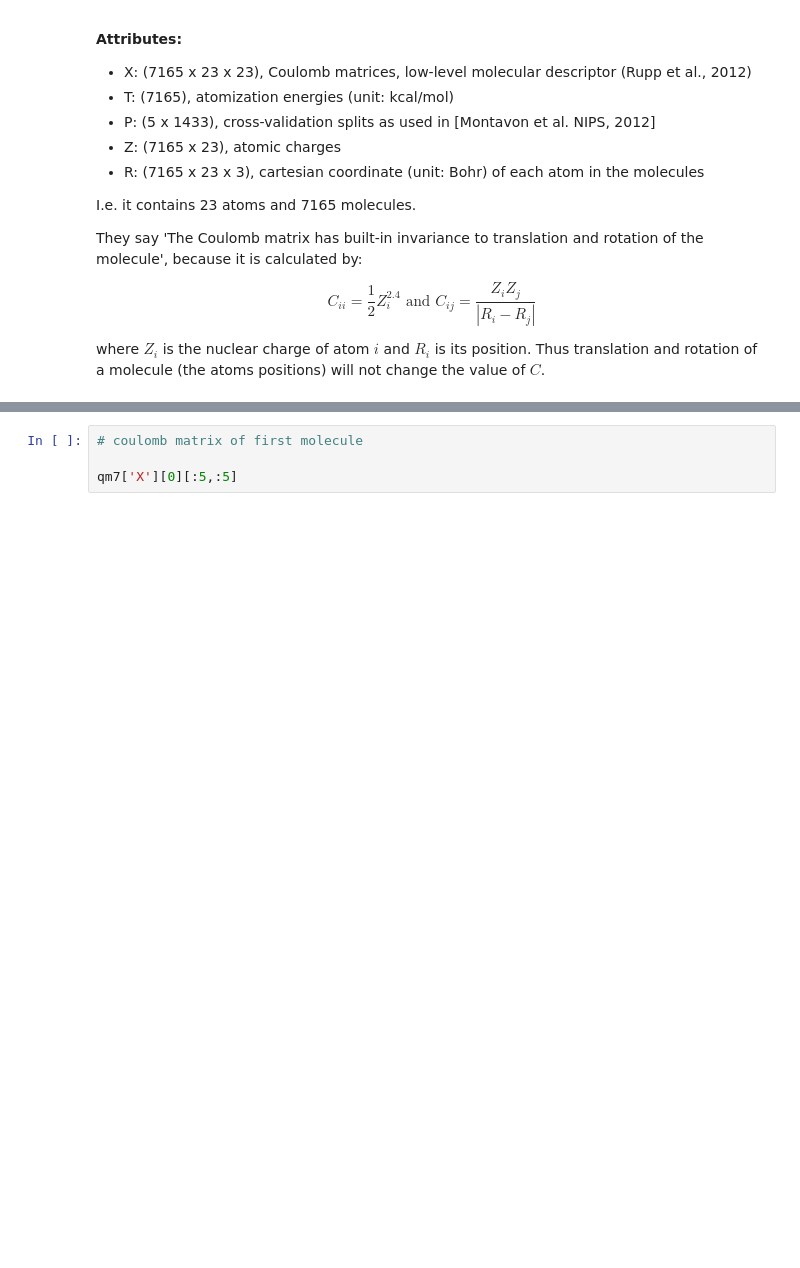
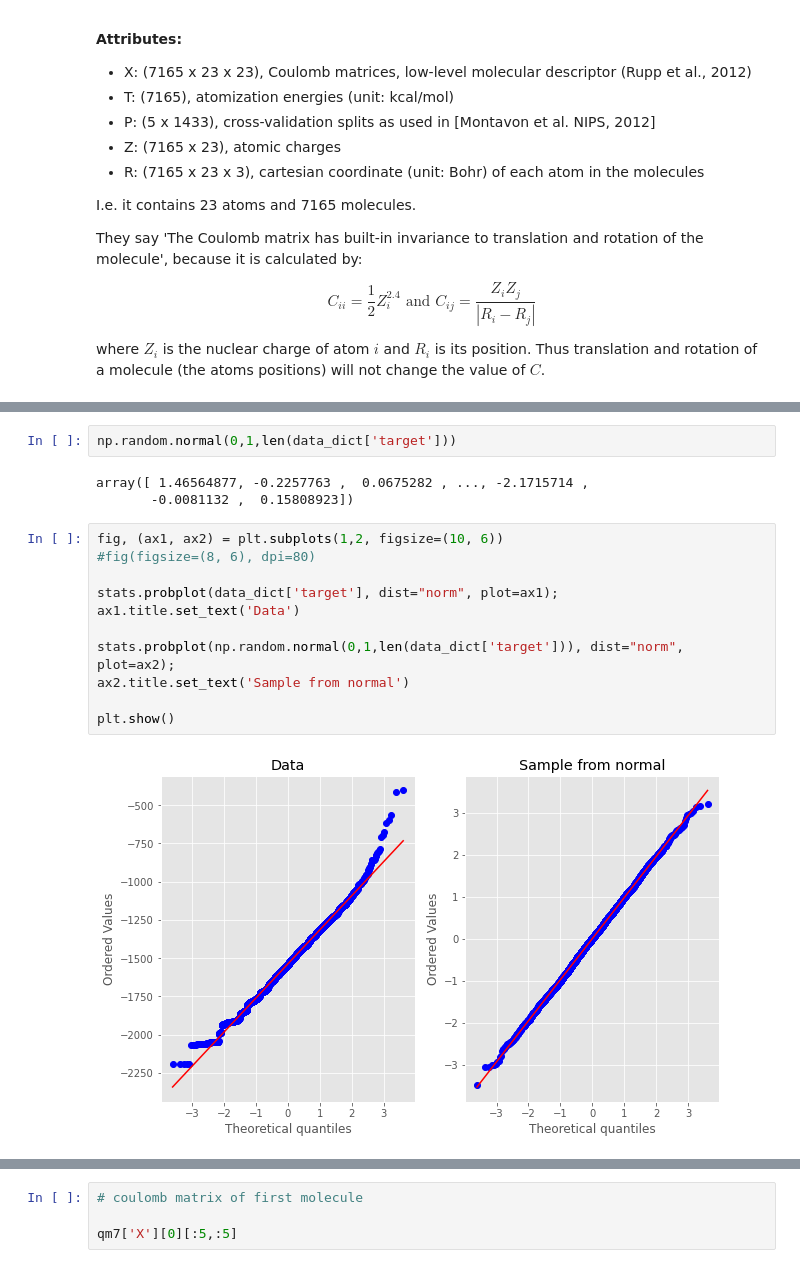
Before and after one commit to albertkjoller/uq-gnn, a Jupyter notebook: content/notebooks/QM7.ipynb, the cells around one changed output, grey strips where cells are left out. Saved outputs shown, nothing was run; the diff lists cells and outputs as text; blank space fills up the shorter version.

```diff
--- a/content/notebooks/QM7.ipynb
+++ b/content/notebooks/QM7.ipynb
@@ -45,0 +88,18 @@ dict_keys(['__header__', '__version__', '__globals__', 'X', 'R', 'Z', 'T', 'P'])
+# %%
+np.random.normal(0,1,len(data_dict['target']))
+# %% [output]
+array([ 1.46564877, -0.2257763 ,  0.0675282 , ..., -2.1715714 ,
+       -0.0081132 ,  0.15808923])
+# %%
+fig, (ax1, ax2) = plt.subplots(1,2, figsize=(10, 6))
+#fig(figsize=(8, 6), dpi=80)
+
+stats.probplot(data_dict['target'], dist="norm", plot=ax1);
+ax1.title.set_text('Data')
+
+stats.probplot(np.random.normal(0,1,len(data_dict['target'])), dist="norm", plot=ax2);
+ax2.title.set_text('Sample from normal')
+
+plt.show()
+# %% [output]
+[figure, added]
```
Also changed, not shown: parts of 16 cells of this notebook, 5 other files.
